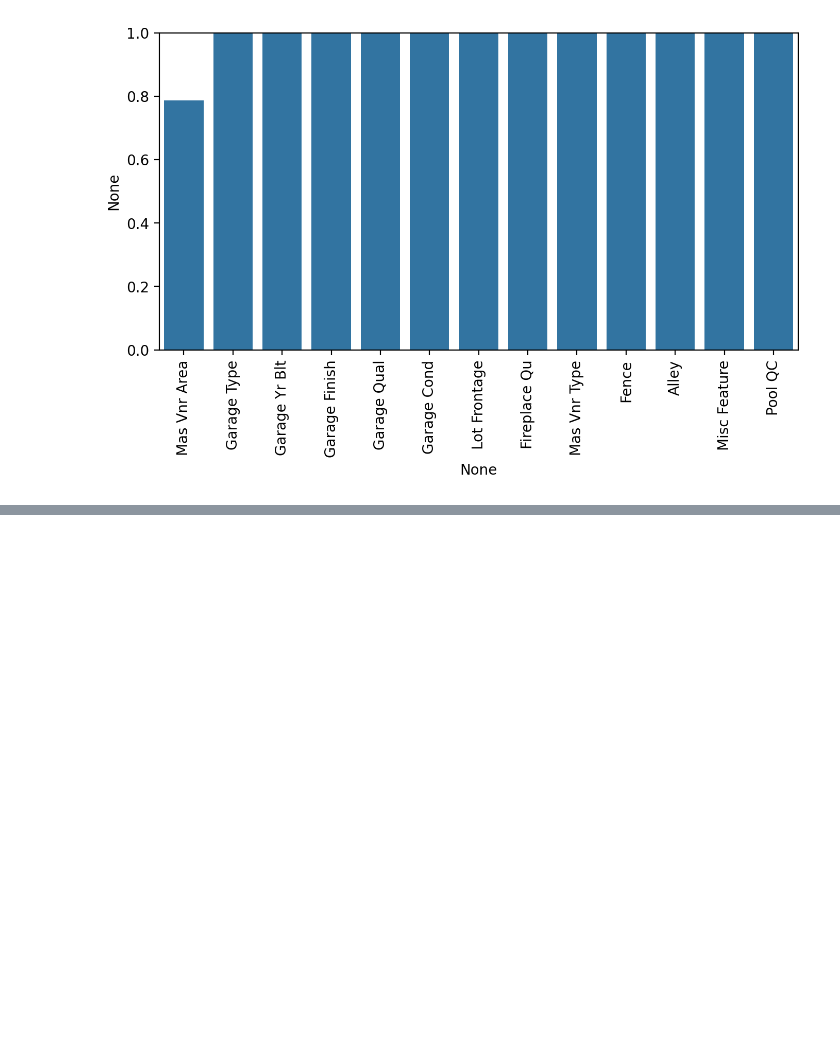
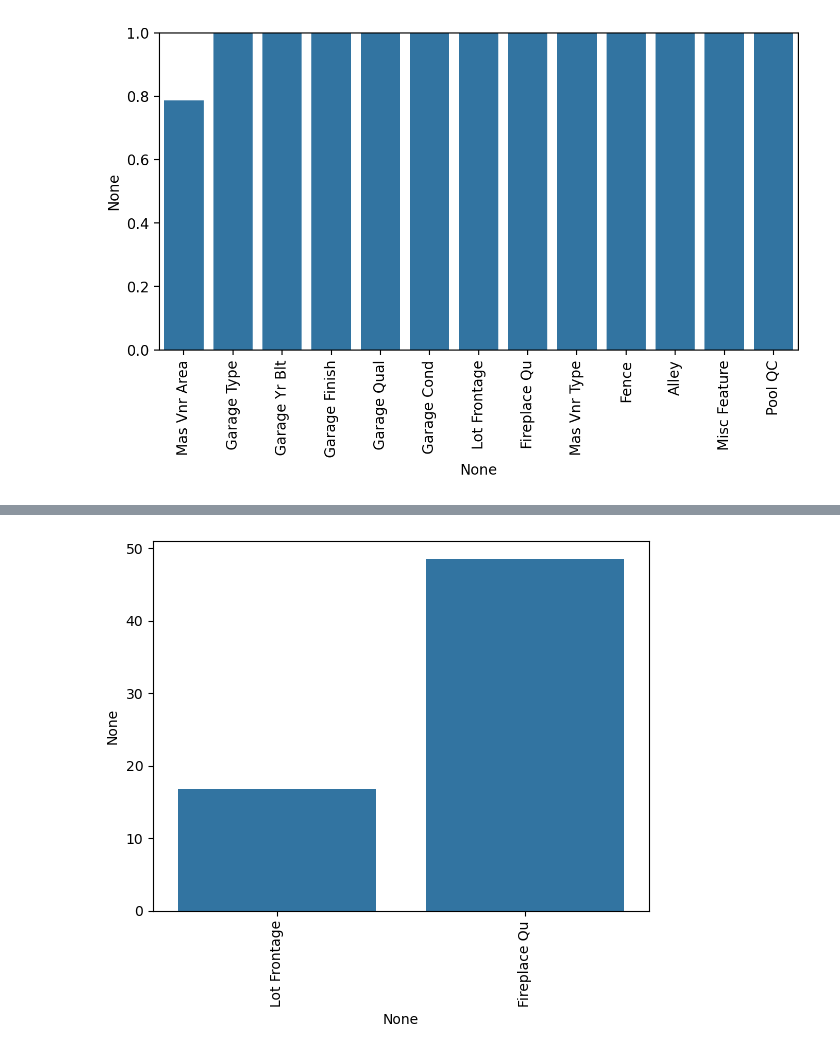
Before and after one commit to rd8479/machine-learning, a Jupyter notebook: recagnize null value.ipynb, the cells around one changed output, grey strips where cells are left out. Cells and saved outputs as stored; diff of their text form; code cells hidden in the pictures; blank space fills up the shorter version.

```diff
--- a/recagnize null value.ipynb
+++ b/recagnize null value.ipynb
@@ -170,0 +135,6 @@ Initialized empty Git repository in C:/Users/user.ASUS_55/Desktop/machineLearnin
+# %%
+df=df.drop(['Fence','Alley','Misc Feature','Pool QC'],axis=1)
+# %%
+percent_nan=percent_missing(df)
+# %% [output]
+[figure, added]
```
Also changed, not shown: parts of 16 cells of this notebook.
